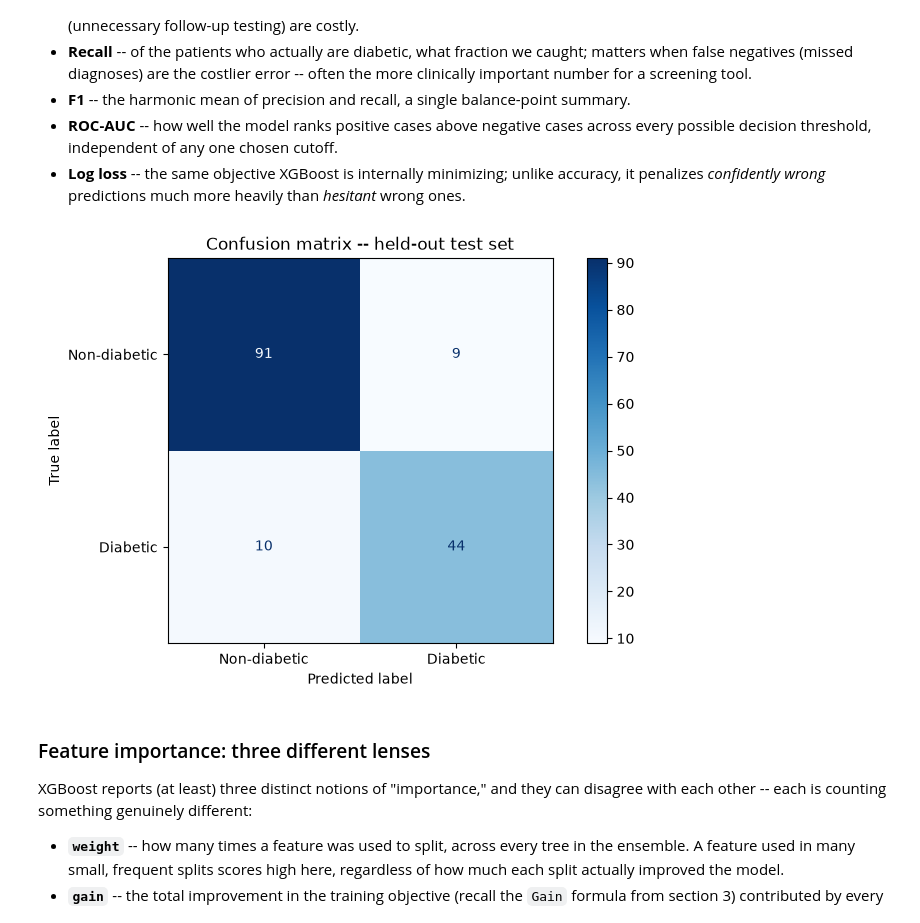
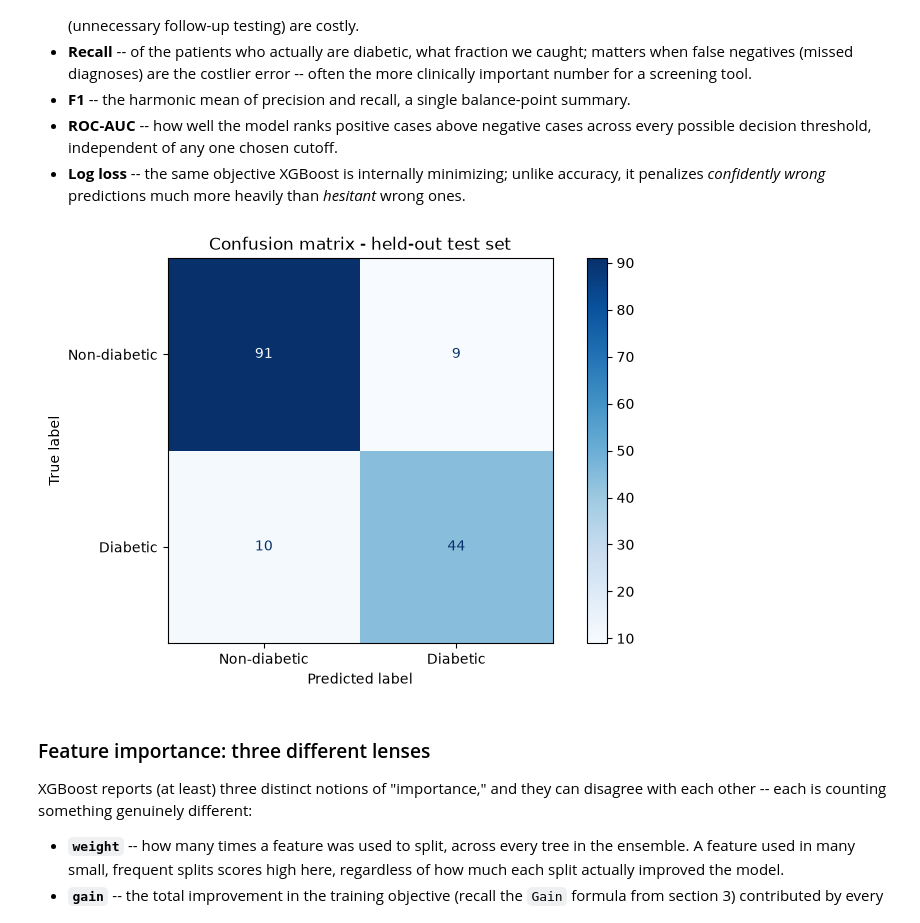
Before and after one commit to m-ayush-2004/ML-Workshop-Prodinno, a Jupyter notebook: 04_xgboost/03_train_test_eval.ipynb, the cells around one changed output. Saved outputs shown, nothing was run; the diff lists cells and outputs as text; code cells hidden in the pictures.

```diff
--- a/04_xgboost/03_train_test_eval.ipynb
+++ b/04_xgboost/03_train_test_eval.ipynb
@@ -391,11 +452,11 @@ dtype: float64
 # %%
 cm = confusion_matrix(y_test, y_pred)
 disp = ConfusionMatrixDisplay(confusion_matrix=cm, display_labels=["Non-diabetic", "Diabetic"])
 disp.plot(cmap="Blues", values_format="d")
-plt.title("Confusion matrix -- held-out test set")
+plt.title("Confusion matrix - held-out test set")
 plt.show()
 # %% [output]
-[figure, old version]
+[figure, new version]
 # %% [markdown]
 ### Feature importance: three different lenses
 
```
Also changed, not shown: parts of 4 cells of this notebook, 19 other files.
